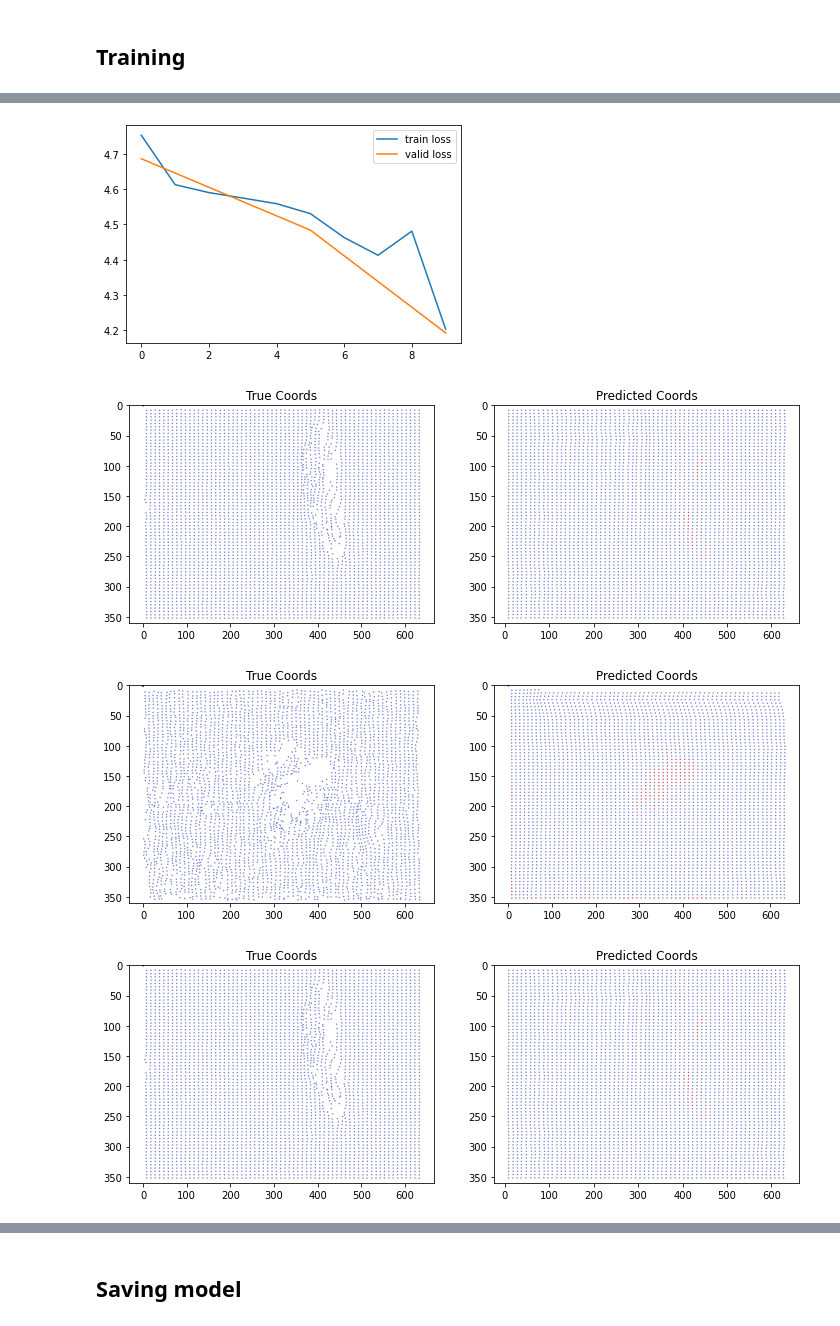
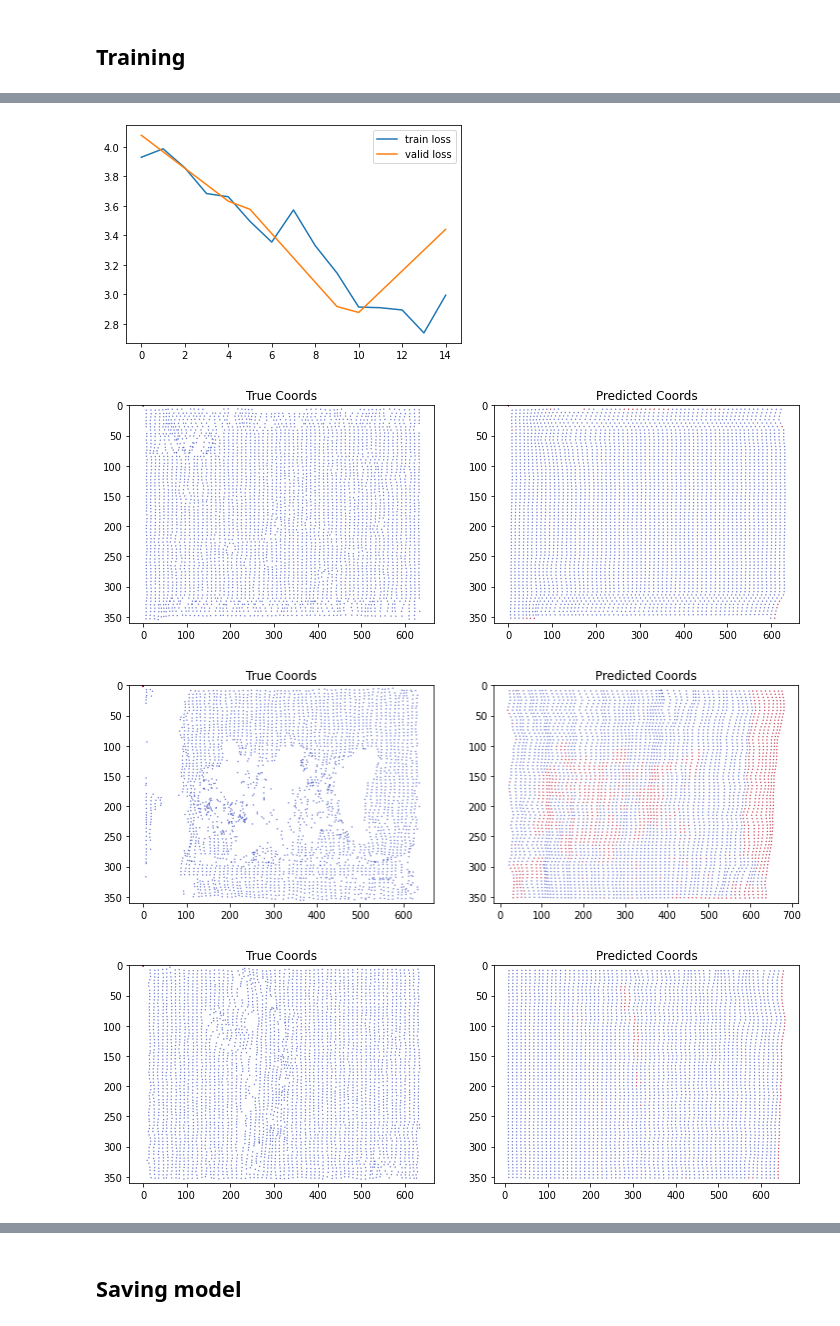
Before and after one commit to tranlg99/L4_project, a Jupyter notebook: src/colab_notebooks/training_full_dataset.ipynb, the cells around one changed output, grey strips where cells are left out. Cells and saved outputs as stored; diff of their text form; code cells hidden in the pictures.

Commit message:
25 epochs training on full dataset

```diff
--- a/src/colab_notebooks/training_full_dataset.ipynb
+++ b/src/colab_notebooks/training_full_dataset.ipynb
@@ -99,7 +99,7 @@ def show_batch(ids_batch, img0_batch, img3_batch, coords_batch, vis_batch, img7_
 # %% [markdown]
 ## Train function
 # %%
-def train_model(model, dataloaders, criterion, vis_criterion, optimizer, num_epochs=10_000, verbose=False, mask=True, clip=1.0, store_val=False, eval_freq=5, plot=False):
+def train_model(model, dataloaders, criterion, vis_criterion, optimizer, past_t_loss, past_v_loss, num_epochs=10_000, verbose=False, mask=True, clip=1.0, store_val=False, eval_freq=5, plot=False):
   model.to(device)
   since = time.time()
 
@@ -107,15 +107,15 @@ def train_model(model, dataloaders, criterion, vis_criterion, optimizer, num_epo
   best_loss = 0.0
 
   # Log loss history
-  train_loss_history = list()
-  val_loss_history = list()
+  train_loss_history = past_t_loss
+  val_loss_history = past_v_loss
+  global_epoch = len(past_t_loss)
 
   train_size = len(dataloaders['train'].dataset)
   valid_size = len(dataloaders['val'].dataset)
 
   print("Starting training: {} epochs".format(num_epochs))
   print("Dataset size: Train-{}, Valid-{}".format(train_size, valid_size))
-  print("Batch sizes: Train-{}, Valid-{}".format(train_size/len(dataloaders['train']), valid_size/len(dataloaders['val'])))
 
   if valid_size==0:
     phases = ['train']
@@ -201,21 +201,23 @@ def train_model(model, dataloaders, criterion, vis_criterion, optimizer, num_epo
 
       # Log losses to train/val loss history
       if phase == 'train':
-        train_loss_history.append((epoch, epoch_loss, epoch_coords_loss, epoch_vis_loss))
+        train_loss_history.append((global_epoch+epoch, epoch_loss, epoch_coords_loss, epoch_vis_loss))
       if phase == 'val':
-        val_loss_history.append((epoch, epoch_loss, epoch_coords_loss, epoch_vis_loss))
+        val_loss_history.append((global_epoch+epoch, epoch_loss, epoch_coords_loss, epoch_vis_loss))
         # Deep copy the best validation model
+        if epoch==0:
+          best_loss = epoch_loss
         if epoch_loss < best_loss:
           best_loss = epoch_loss
           best_model_wts = copy.deepcopy(model.state_dict())
 
-          # Store the model checkpont
-          save_checkpoint(epoch, model, best_model_wts, train_loss_history, val_loss_history, optimizer)
+        # Store the model checkpont
+        save_checkpoint(model, best_model_wts, train_loss_history, val_loss_history, optimizer)
 
     # Report on losses of the model
     if verbose:
       print('-' * 50)
-      print('Epoch {}/{}'.format(epoch, num_epochs - 1))
+      print('Epoch {}/{}'.format(global_epoch+epoch, global_epoch+(num_epochs - 1)))
       print('Train Loss: {:.4f} ({:.4f} coords loss, {:.4f} vis loss) '.format(train_loss_history[-1][1], train_loss_history[-1][2], train_loss_history[-1][3]))
       if val_loss_history:
         print('Valid Loss: {:.4f} ({:.4f} coords loss, {:.4f} vis loss) '.format(val_loss_history[-1][1], val_loss_history[-1][2], val_loss_history[-1][3]))
@@ -285,8 +309,9 @@ def load_checkpoint(filename):
   checkpoint = torch.load(filepath)
 
   print(checkpoint['train_loss_history'])
+  print(checkpoint['val_loss_history'])
 
-  return checkpoint['state_dict']
+  return checkpoint['state_dict'], checkpoint['train_loss_history'],  checkpoint['val_loss_history']
 # %%
-model_weights = load_checkpoint("checkpoint_2023-02-20_11:14:17.pth")
+model_weights, past_t_loss, past_v_loss = load_checkpoint("checkpoint_2023-02-20_20:45:37.pth")
 # %% [output]
@@ -305,14 +331,15 @@ device = torch.device('cuda')
 #   'all' - all layers
 modified_model = initialise_model(device, to_learn=['all'])
 params_to_update = modified_model.parameters()
+# if model_weights:
 modified_model.load_state_dict(model_weights)
 
 # DEFINE HYPERPARAMETERS
 shuffle_dataset = True
 random_seed = 42
-B = 14 # Batch size
-E = 10 # Number of epoch
-C=1.0 # Gradient lip value
+B = 13 # Batch size
+E = 5 # Number of epoch
+C= 1.0 # Gradient lip value
 eval_freq=5 # Run validation every 100th epoch
 
 # GET DATALOADERS
@@ -320,7 +347,7 @@ train_loader, validation_loader = get_dataloaders(B, shuffle=shuffle_dataset)
 dataloaders_dict = {'train': train_loader, 'val': validation_loader}
 
 # Define optimizer
-LR = 0.1 # learning rate
+LR = 0.06 # learning rate
 M = 0.9 # momentum
 my_optimizer = optim.SGD(params_to_update, lr=LR, momentum=M)
 
@@ -334,9 +361,12 @@ model, model_t_loss,  model_v_loss  = train_model(modified_model,
                                                   my_criterion,
                                                   my_vis_criterion,
                                                   my_optimizer,
+                                                  past_t_loss,
+                                                  past_v_loss,
                                                   num_epochs=E,
                                                   verbose=True,
                                                   clip=C,
-                                                  store_val=False, #store best val or train loss model?
-                                                  eval_freq=5)
+                                                  store_val=True,
+                                                  eval_freq=5
+                                                  )
 # %% [output]
@@ -358,7 +388,7 @@ Best Valid Loss: 0.000000
 
 --------------------------------------------------
-[figure, old version]
+[figure, new version]
-[figure, old version]
+[figure, new version]
-[figure, old version]
+[figure, new version]
-[figure, old version]
+[figure, new version]
 [figure]
```
Also changed, not shown: parts of 5 cells of this notebook.
